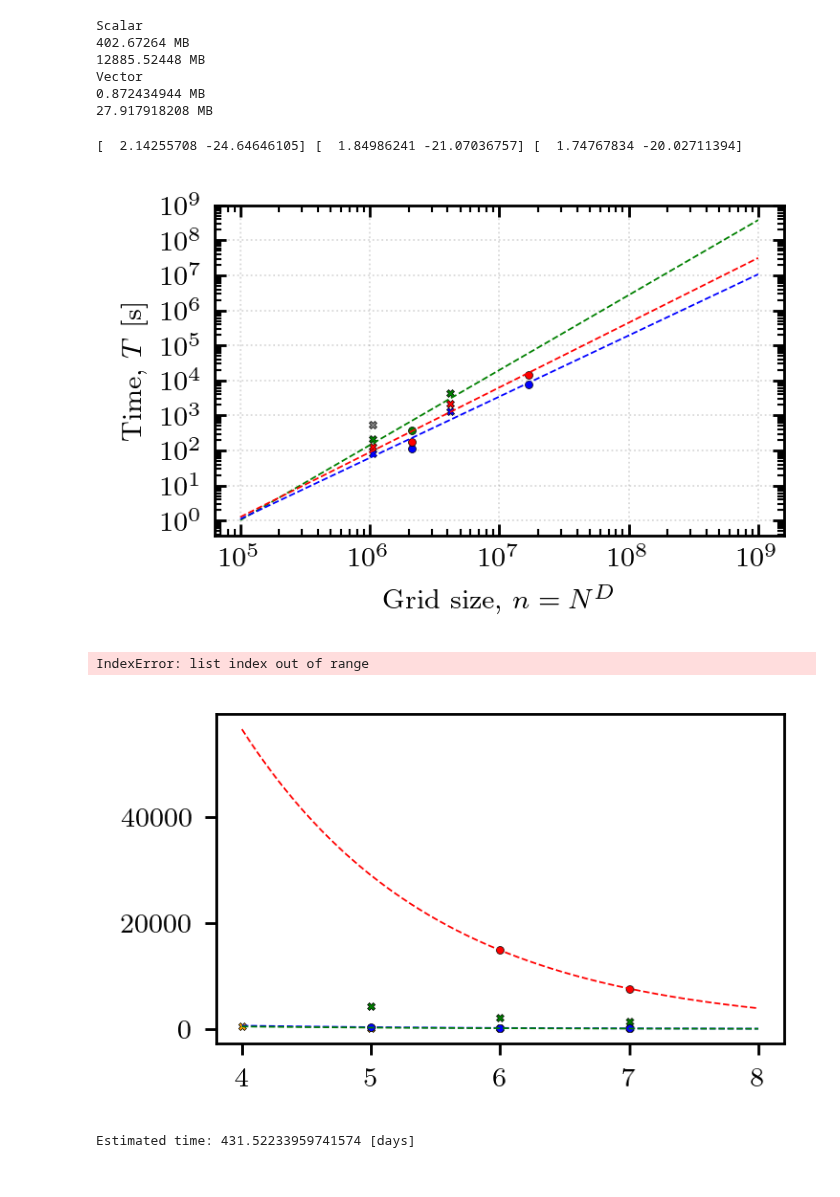
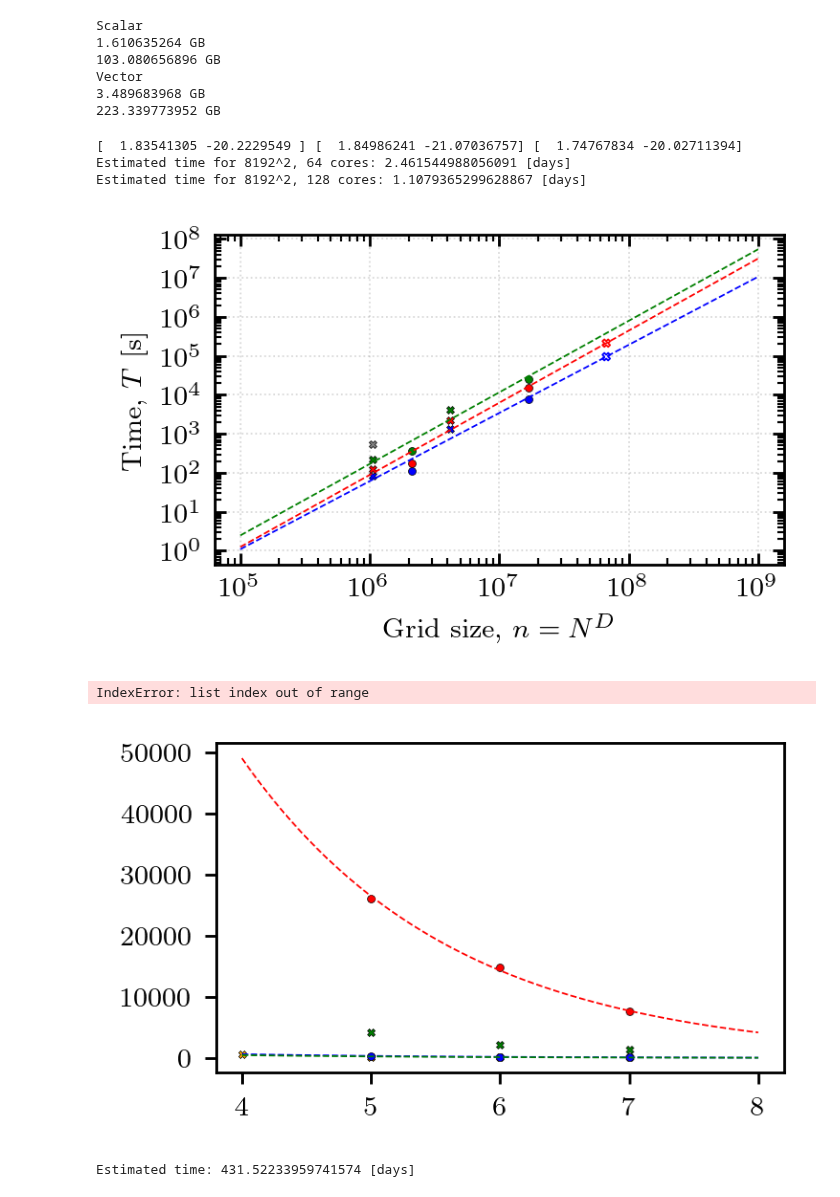
Before and after one commit to mab68/Kea, a Jupyter notebook: SF_paper/fastSF_scaling_NESI.ipynb, the cells around one changed output. Cells and saved outputs as stored; diff of their text form; code cells hidden in the pictures.

```diff
--- a/SF_paper/fastSF_scaling_NESI.ipynb
+++ b/SF_paper/fastSF_scaling_NESI.ipynb
@@ -18,12 +18,12 @@ plotting.modify_rc()
 # %%
 ## REQUIRE MEMORY
 
-P = 32
+P = 64
 px = 16
 
-Nx = 4096
+Nx = 8192
 Ny = 1
-Nz = 4096
+Nz = 8192
 
 n = 1
 
@@ -36,19 +36,19 @@ M3_v = (56 + 4*n)*Nx*Ny*Nz + 4*Nx*Ny + 8*(Nx/px + Nz*px/P) + 48*P
 
 # IN GB
 print('Scalar')
-print(M2_s/1000/1000, 'MB')
-print(P*M2_s/1000/1000, 'MB')
+print(M2_s/1000/1000/1000, 'GB')
+print(P*M2_s/1000/1000/1000, 'GB')
 
 print('Vector')
-print(M2_v/1000/1000/1000, 'MB')
-print(P*M2_v/1000/1000/1000, 'MB')
+print(M2_v/1000/1000/1000, 'GB')
+print(P*M2_v/1000/1000/1000, 'GB')
 # %% [output]
 Scalar
-402.67264 MB
-12885.52448 MB
+1.610635264 GB
+103.080656896 GB
 Vector
-0.872434944 MB
-27.917918208 MB
+3.489683968 GB
+223.339773952 GB
 # %%
 
 SCALINGS = [
@@ -71,7 +71,7 @@ SCALINGS = [
 
     {'N': 256, 'P': 128, 'D': 3, 'T': 7607.52, 'class': 'FBM', 'MaxRSS': 316976, 'mem': 1350.},
     {'N': 256, 'P': 64, 'D': 3, 'T': 14838.7, 'class': 'FBM', 'MaxRSS': None, 'mem': None},
-    #{'N': 256, 'P': 32, 'D': 3, 'T': None, 'class': 'FBM', 'MaxRSS': None},
+    {'N': 256, 'P': 32, 'D': 3, 'T': 26060.8, 'class': 'FBM', 'MaxRSS': None},
 ]
 # %%
 
@@ -126,12 +126,12 @@ for i, f in enumerate([p_32, p_64, p_128]):
 # # ax.scatter(1024**3, t_est_64, marker=markers[3], s=5., color='none', zorder=2, linewidth=0.5, edgecolor='red')
 # # ax.scatter(1024**3, t_est_128, marker=markers[3], s=5., color='none', zorder=2, linewidth=0.5, edgecolor='blue')
 
-# t_est_64 = np.exp(p_64(np.log(8192**2)))
-# t_est_128 = np.exp(p_128(np.log(8192**2)))
-# print('Estimated time for 8000^2, 64 cores:', t_est_64/60./60./24., '[days]')
-# print('Estimated time for 8000^2, 128 cores:', t_est_128/60./60./24., '[days]')
-# # ax.scatter(8192**2, t_est_64, marker=markers[2], s=5., color='none', zorder=2, linewidth=0.5, edgecolor='red')
-# # ax.scatter(8192**2, t_est_128, marker=markers[2], s=5., color='none', zorder=2, linewidth=0.5, edgecolor='blue')
+t_est_64 = np.exp(p_64(np.log(8192**2)))
+t_est_128 = np.exp(p_128(np.log(8192**2)))
+print('Estimated time for 8192^2, 64 cores:', t_est_64/60./60./24., '[days]')
+print('Estimated time for 8192^2, 128 cores:', t_est_128/60./60./24., '[days]')
+ax.scatter(8192**2, t_est_64, marker=markers[2], s=5., color='none', zorder=2, linewidth=0.5, edgecolor='red')
+ax.scatter(8192**2, t_est_128, marker=markers[2], s=5., color='none', zorder=2, linewidth=0.5, edgecolor='blue')
 
 # t_est_64 = np.exp(p_64(np.log(16384**2)))
 # t_est_128 = np.exp(p_128(np.log(16384**2)))
@@ -153,35 +153,37 @@ ax.xaxis.set_ticks_position('both')
 ax.tick_params(axis='y', direction='in')
 ax.tick_params(axis='y', direction='in', which='minor')
 ax.tick_params(axis='x', direction='in')
 ax.tick_params(axis='x', direction='in', which='minor')
 
 locmaj = mpl.ticker.LogLocator(base=10.0, numticks=10)
 ax.yaxis.set_major_locator(locmaj)
 locmin = mpl.ticker.LogLocator(base=10.0, subs=[i/(10.) for i in range(1,10)], numticks=10)
 ax.yaxis.set_minor_locator(locmin)
 
 locmaj = mpl.ticker.LogLocator(base=10.0, numticks=10)
 ax.xaxis.set_major_locator(locmaj)
 locmin = mpl.ticker.LogLocator(base=10.0, subs=[i/(10.) for i in range(1,10)], numticks=10)
 ax.xaxis.set_minor_locator(locmin)
 
 ax.grid(linestyle=':', alpha=0.3, linewidth=0.5, color='gray')
 
 ax.set_ylabel('Time, $T$ [s]')
 ax.set_xlabel('Grid size, $n=N^D$')
 
 # txt = r'''
 # Scaling for fastSF:
 # $\ln(T)={%s}\ln(n){%s}$
 # $\ln(T)={%s}\ln(n){%s}$
 # $\ln(T)={%s}\ln(n){%s}$
 # ''' % (f_32[0].round(decimals=2), f_32[1].round(decimals=2), f_64[0].round(decimals=2), f_64[1].round(decimals=2), f_128[0].round(decimals=2), f_128[1].round(decimals=2))
 # fig.text(0.1, -0.2, txt, wrap=True, horizontalalignment='left', verticalalignment='top')
 
 fig.savefig('fastSF_scaling.pdf', bbox_inches='tight', pad_inches=0)
 # %% [output]
-[  2.14255708 -24.64646105] [  1.84986241 -21.07036757] [  1.74767834 -20.02711394]
+[  1.83541305 -20.2229549 ] [  1.84986241 -21.07036757] [  1.74767834 -20.02711394]
+Estimated time for 8192^2, 64 cores: 2.461544988056091 [days]
+Estimated time for 8192^2, 128 cores: 1.1079365299628867 [days]
-[figure, old version]
+[figure, new version]
 # %%
 
 fig, ax = plt.subplots(1, 1, figsize=(3., 1.75), dpi=256)
@@ -255,7 +257,7 @@ ax.set_ylabel('Time, $T$ [s]')
 ax.set_xlabel('\# Cores, $\log_2(P)$')
 # %% [output]
 IndexError: list index out of range
-[figure, old version]
+[figure, new version]
 # %%
 
 def memory(s):
```
Also changed, not shown: 5 other files.
